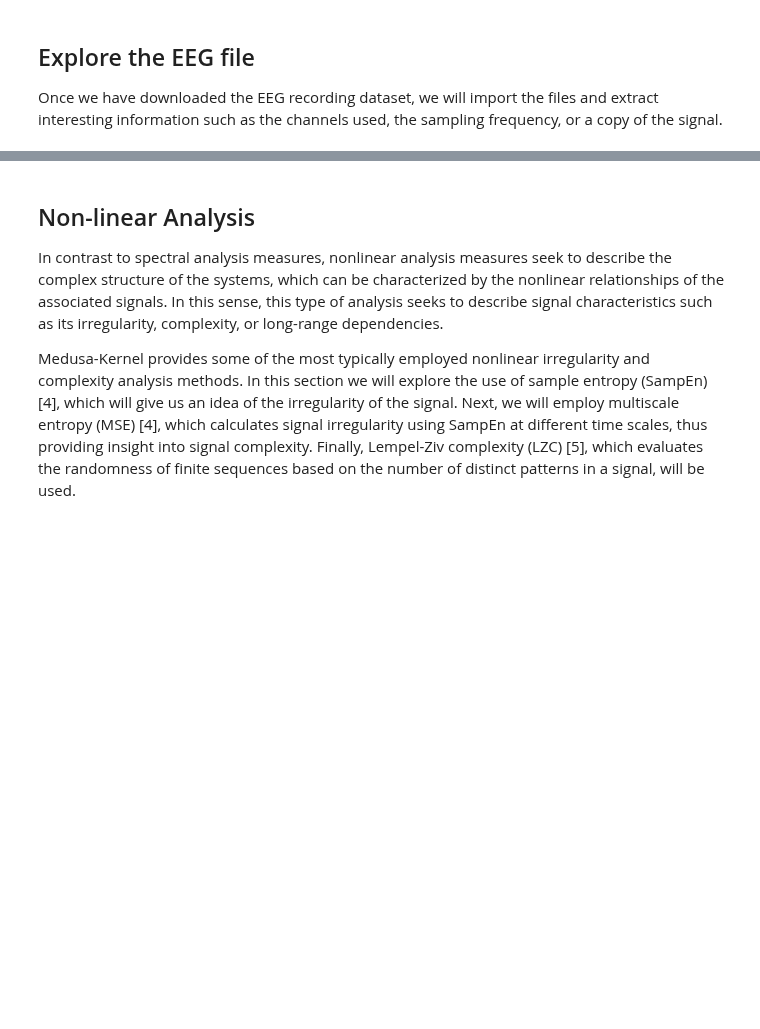
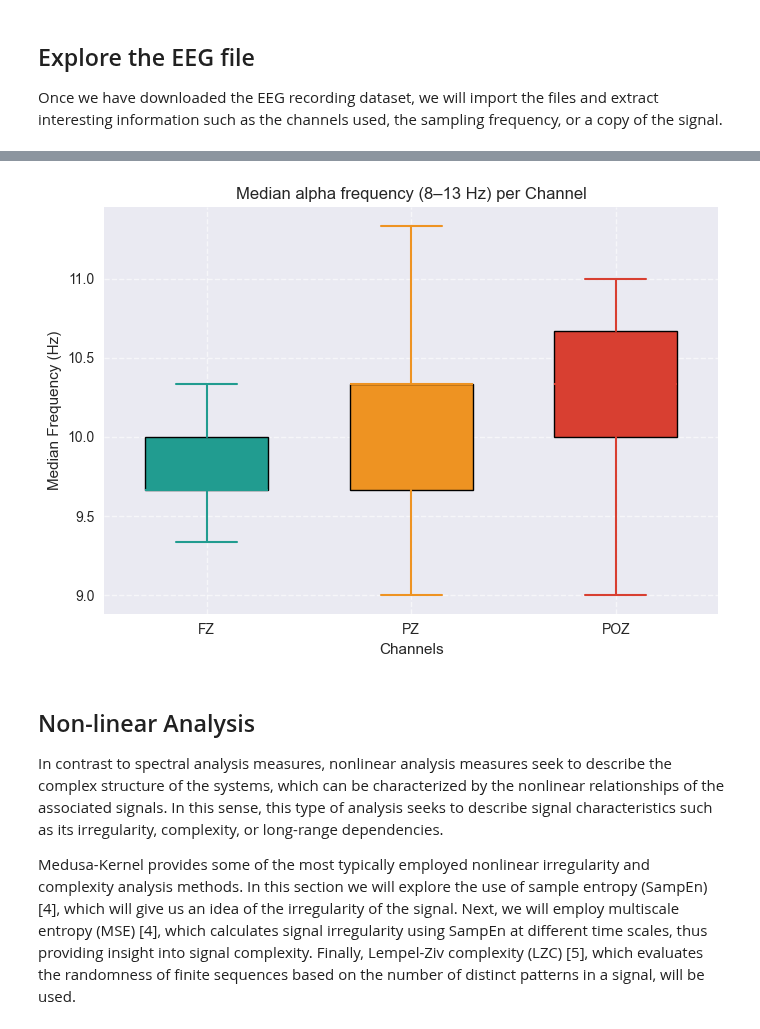
Before and after one commit to medusabci/medusa-tutorials, a Jupyter notebook: local_activation_analysis.ipynb, the cells around one changed output, grey strips where cells are left out. Cells and saved outputs as stored; diff of their text form; code cells hidden in the pictures; blank space fills up the shorter version.

```diff
--- a/local_activation_analysis.ipynb
+++ b/local_activation_analysis.ipynb
@@ -306,3 +279,43 @@ print("\n------------------------------------------------------")
+# %%
+# --- Define the channels and colors for plotting ---
+channels = ['FZ', 'PZ', 'POZ']  # Make sure casing matches ch_set.l_cha
+colors = ['#219C90', '#EE9322', '#D83F31']  # One color per channel
+
+# --- Compute median frequency in alpha band (8–13 Hz) ---
+mf_alpha = spectral_parameteres.median_frequency(psd=psd, fs=fs, target_band=[8, 13])
+
+# --- Show data in boxplots ---
+fig, ax = plt.subplots(figsize=(7, 5))
+positions = np.arange(len(channels))
+
+for i, ch in enumerate(channels):
+    ch_idx = ch_set.l_cha.index(ch)
+    box = ax.boxplot(
+        mf_alpha[:, ch_idx],
+        positions=[positions[i]],
+        widths=0.6,
+        patch_artist=True,
+        showfliers=False
+    )
+    # Apply custom color to the box
+    for patch in box['boxes']:
+        patch.set_facecolor(colors[i])
+    # Match whiskers and medians with the box color for consistency
+    for element in ['whiskers', 'caps', 'medians']:
+        for item in box[element]:
+            item.set_color(colors[i])
+            item.set_linewidth(1.5)
+
+ax.set_xticks(positions)
+ax.set_xticklabels(channels)
+ax.set_xlabel('Channels')
+ax.set_ylabel('Median Frequency (Hz)')
+ax.set_title('Median alpha frequency (8–13 Hz) per Channel')
+ax.grid(True, linestyle='--', alpha=0.6)
+plt.tight_layout()
+plt.show()
+# %% [output]
+[figure, added]
 # %% [markdown]
 ## Non-linear Analysis
 
```
Also changed, not shown: parts of 29 cells of this notebook, 1 other file.
